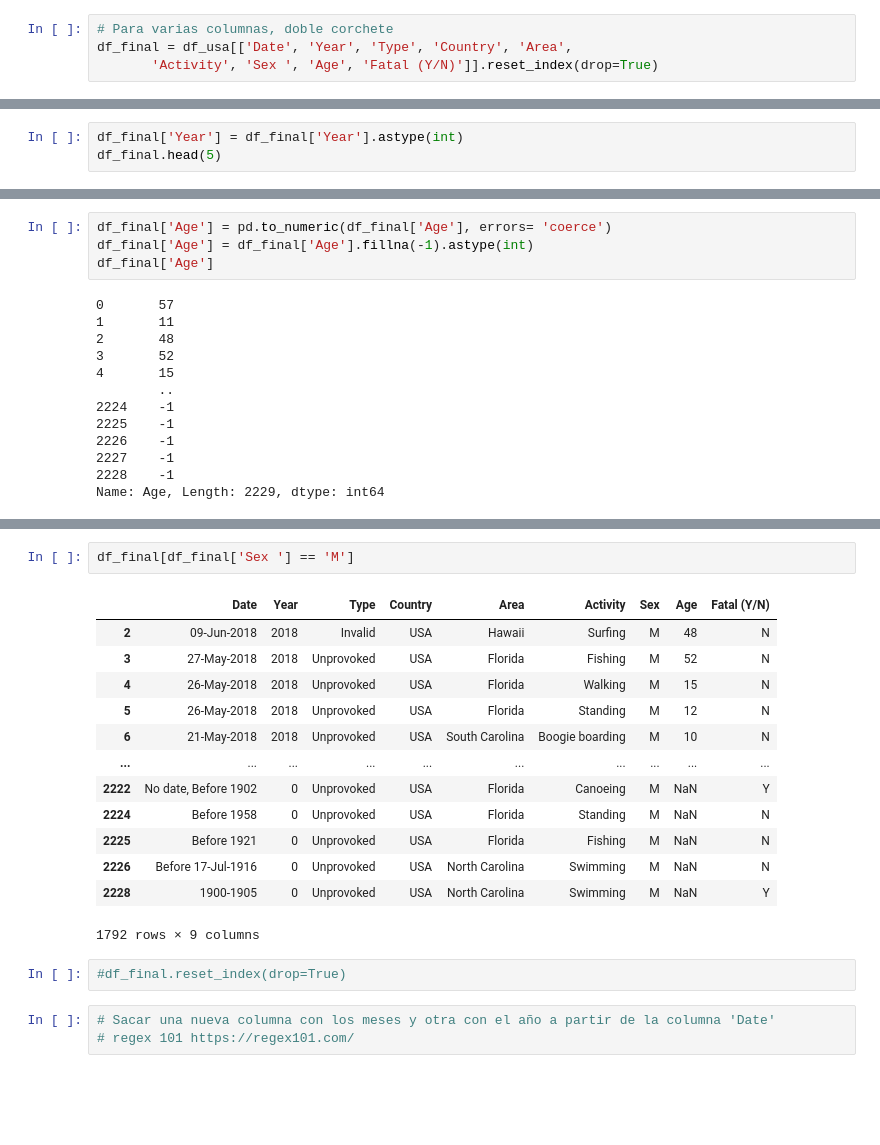
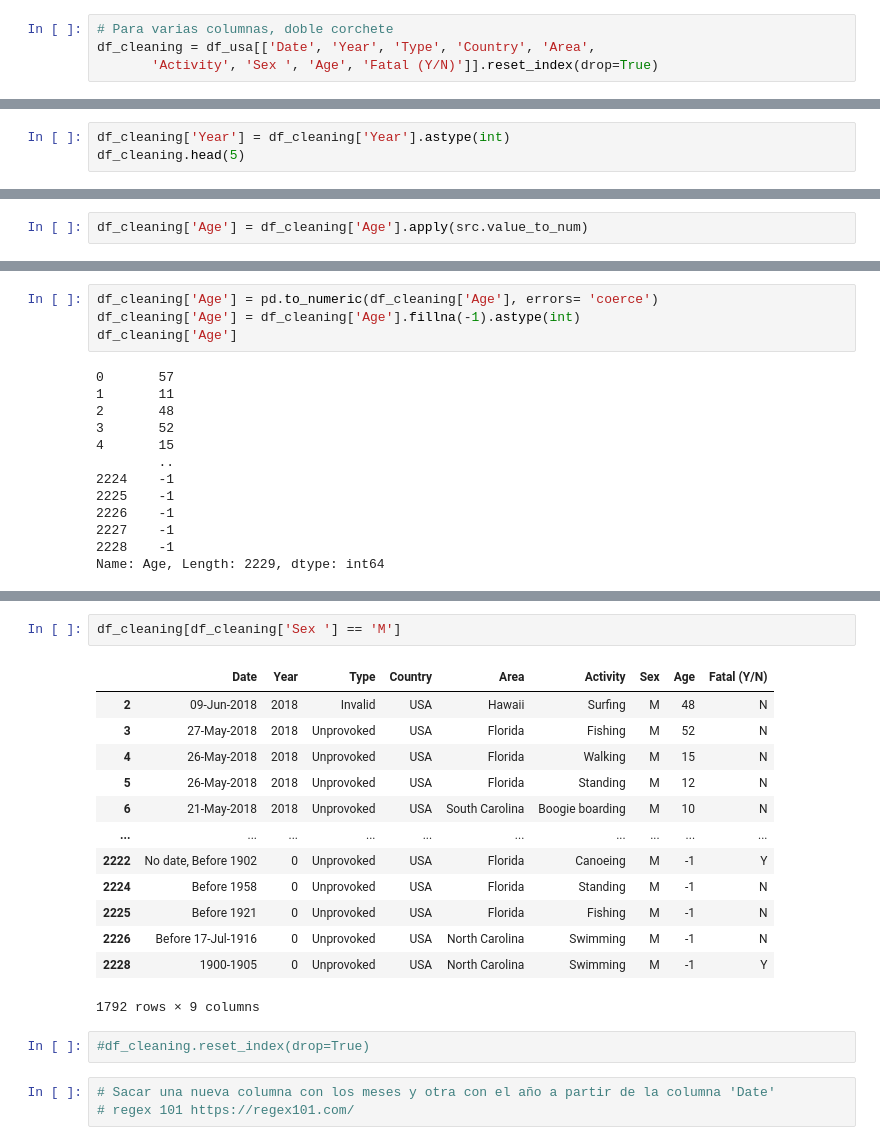
Before and after one commit to pgmar257/Project-Sharks, a Jupyter notebook: tiburones.ipynb, the cells around one changed output, grey strips where cells are left out. Cells and saved outputs as stored; diff of their text form; blank space fills up the shorter version.

```diff
--- a/tiburones.ipynb
+++ b/tiburones.ipynb
@@ -286,5 +309,5 @@ Index(['Case Number', 'Date', 'Year', 'Type', 'Country', 'Area', 'Location',
 # %%
 # Para varias columnas, doble corchete
-df_final = df_usa[['Date', 'Year', 'Type', 'Country', 'Area',
+df_cleaning = df_usa[['Date', 'Year', 'Type', 'Country', 'Area',
        'Activity', 'Sex ', 'Age', 'Fatal (Y/N)']].reset_index(drop=True)
 # %%
@@ -336,6 +359,6 @@ df_final.sample(10)
 # %%
-df_final['Year'] = df_final['Year'].astype(int)
-df_final.head(5)
+df_cleaning['Year'] = df_cleaning['Year'].astype(int)
+df_cleaning.head(5)
 # %% [output]
 |  | Date | Year | Type | Country | Area | Activity | Sex | Age | Fatal (Y/N) |
 | 0 | 25-Jun-2018 | 2018 | Boating | USA | California | Paddling | F | 57 | N |
@@ -350,9 +371,11 @@ df_final['Age'] = df_final['Age'].apply(src.value_to_num)
+# %%
+df_cleaning['Age'] = df_cleaning['Age'].apply(src.value_to_num)
 # %%
 # Convertimos los nulos en -1
 # %%
-df_final['Age'] = pd.to_numeric(df_final['Age'], errors= 'coerce')
-df_final['Age'] = df_final['Age'].fillna(-1).astype(int)
-df_final['Age']
+df_cleaning['Age'] = pd.to_numeric(df_cleaning['Age'], errors= 'coerce')
+df_cleaning['Age'] = df_cleaning['Age'].fillna(-1).astype(int)
+df_cleaning['Age']
 # %% [output]
 0       57
 1       11
@@ -397,23 +420,23 @@ Age              0
 Fatal (Y/N)    188
 dtype: int64
 # %%
-df_final[df_final['Sex '] == 'M']
+df_cleaning[df_cleaning['Sex '] == 'M']
 # %% [output]
 |  | Date | Year | Type | Country | Area | Activity | Sex | Age | Fatal (Y/N) |
 | 2 | 09-Jun-2018 | 2018 | Invalid | USA | Hawaii | Surfing | M | 48 | N |
 | 3 | 27-May-2018 | 2018 | Unprovoked | USA | Florida | Fishing | M | 52 | N |
 | 4 | 26-May-2018 | 2018 | Unprovoked | USA | Florida | Walking | M | 15 | N |
 | 5 | 26-May-2018 | 2018 | Unprovoked | USA | Florida | Standing | M | 12 | N |
 | 6 | 21-May-2018 | 2018 | Unprovoked | USA | South Carolina | Boogie boarding | M | 10 | N |
 | ... | ... | ... | ... | ... | ... | ... | ... | ... | ... |
-| 2222 | No date, Before 1902 | 0 | Unprovoked | USA | Florida | Canoeing | M | NaN | Y |
-| 2224 | Before 1958 | 0 | Unprovoked | USA | Florida | Standing | M | NaN | N |
-| 2225 | Before 1921 | 0 | Unprovoked | USA | Florida | Fishing | M | NaN | N |
-| 2226 | Before 17-Jul-1916 | 0 | Unprovoked | USA | North Carolina | Swimming | M | NaN | N |
-| 2228 | 1900-1905 | 0 | Unprovoked | USA | North Carolina | Swimming | M | NaN | Y |
+| 2222 | No date, Before 1902 | 0 | Unprovoked | USA | Florida | Canoeing | M | -1 | Y |
+| 2224 | Before 1958 | 0 | Unprovoked | USA | Florida | Standing | M | -1 | N |
+| 2225 | Before 1921 | 0 | Unprovoked | USA | Florida | Fishing | M | -1 | N |
+| 2226 | Before 17-Jul-1916 | 0 | Unprovoked | USA | North Carolina | Swimming | M | -1 | N |
+| 2228 | 1900-1905 | 0 | Unprovoked | USA | North Carolina | Swimming | M | -1 | Y |
 1792 rows × 9 columns
 # %%
-#df_final.reset_index(drop=True)
+#df_cleaning.reset_index(drop=True)
 # %%
 # Sacar una nueva columna con los meses y otra con el año a partir de la columna 'Date'
 # regex 101 https://regex101.com/
```
Also changed, not shown: parts of 24 cells of this notebook, 1 other file.
